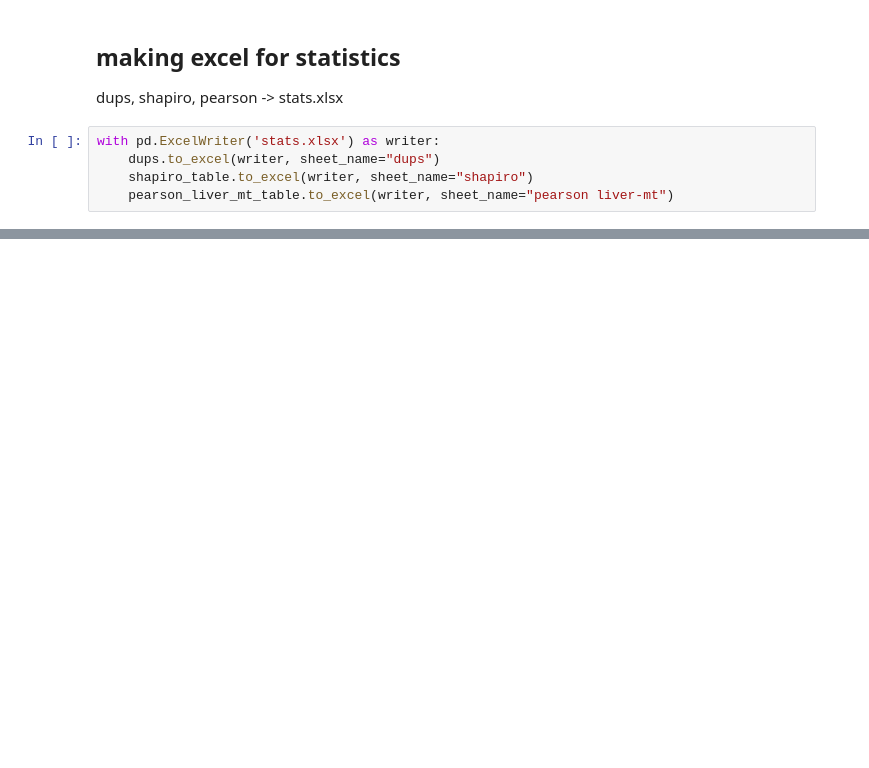
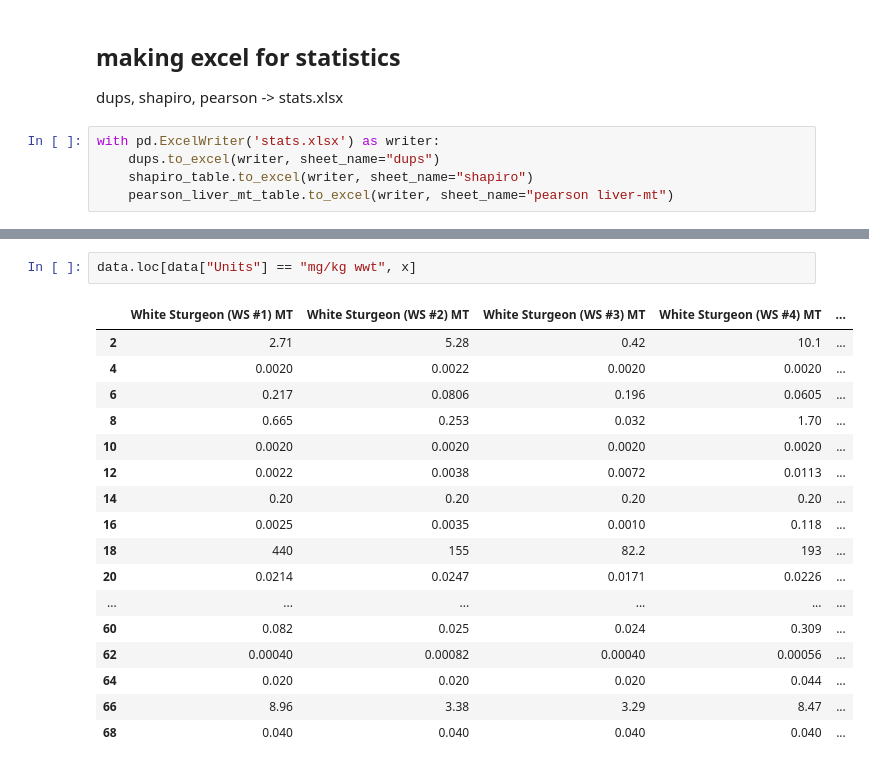
Before and after one commit to amirmtaghizadegan/Sturgeon, a Jupyter notebook: dup.ipynb, the cells around one changed output, grey strips where cells are left out. Cells and saved outputs as stored; diff of their text form; blank space fills up the shorter version.

```diff
--- a/dup.ipynb
+++ b/dup.ipynb
@@ -207,0 +257,20 @@ with pd.ExcelWriter('stats.xlsx') as writer:
+# %%
+data.loc[data["Units"] == "mg/kg wwt", x]
+# %% [output]
+|  | White Sturgeon (WS #1) MT | White Sturgeon (WS #2) MT | White Sturgeon (WS #3) MT | White Sturgeon (WS #4) MT | ... |
+| 2 | 2.71 | 5.28 | 0.42 | 10.1 | ... |
+| 4 | 0.0020 | 0.0022 | 0.0020 | 0.0020 | ... |
+| 6 | 0.217 | 0.0806 | 0.196 | 0.0605 | ... |
+| 8 | 0.665 | 0.253 | 0.032 | 1.70 | ... |
+| 10 | 0.0020 | 0.0020 | 0.0020 | 0.0020 | ... |
+| 12 | 0.0022 | 0.0038 | 0.0072 | 0.0113 | ... |
+| 14 | 0.20 | 0.20 | 0.20 | 0.20 | ... |
+| 16 | 0.0025 | 0.0035 | 0.0010 | 0.118 | ... |
+| 18 | 440 | 155 | 82.2 | 193 | ... |
+| 20 | 0.0214 | 0.0247 | 0.0171 | 0.0226 | ... |
+| ... | ... | ... | ... | ... | ... |
+| 60 | 0.082 | 0.025 | 0.024 | 0.309 | ... |
+| 62 | 0.00040 | 0.00082 | 0.00040 | 0.00056 | ... |
+| 64 | 0.020 | 0.020 | 0.020 | 0.044 | ... |
+| 66 | 8.96 | 3.38 | 3.29 | 8.47 | ... |
+| 68 | 0.040 | 0.040 | 0.040 | 0.040 | ... |
```
Also changed, not shown: parts of 13 cells of this notebook, 2 other files.
